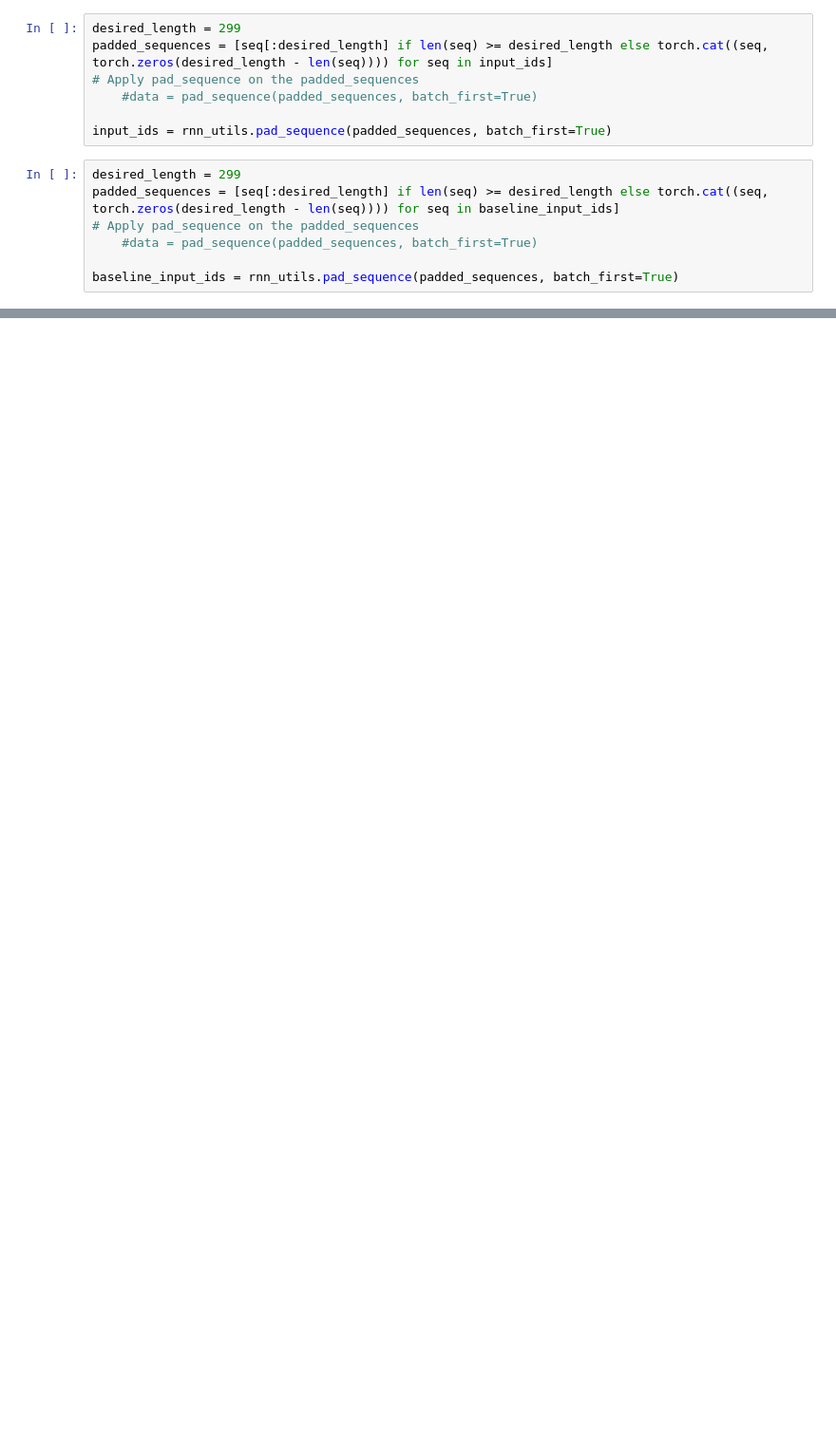
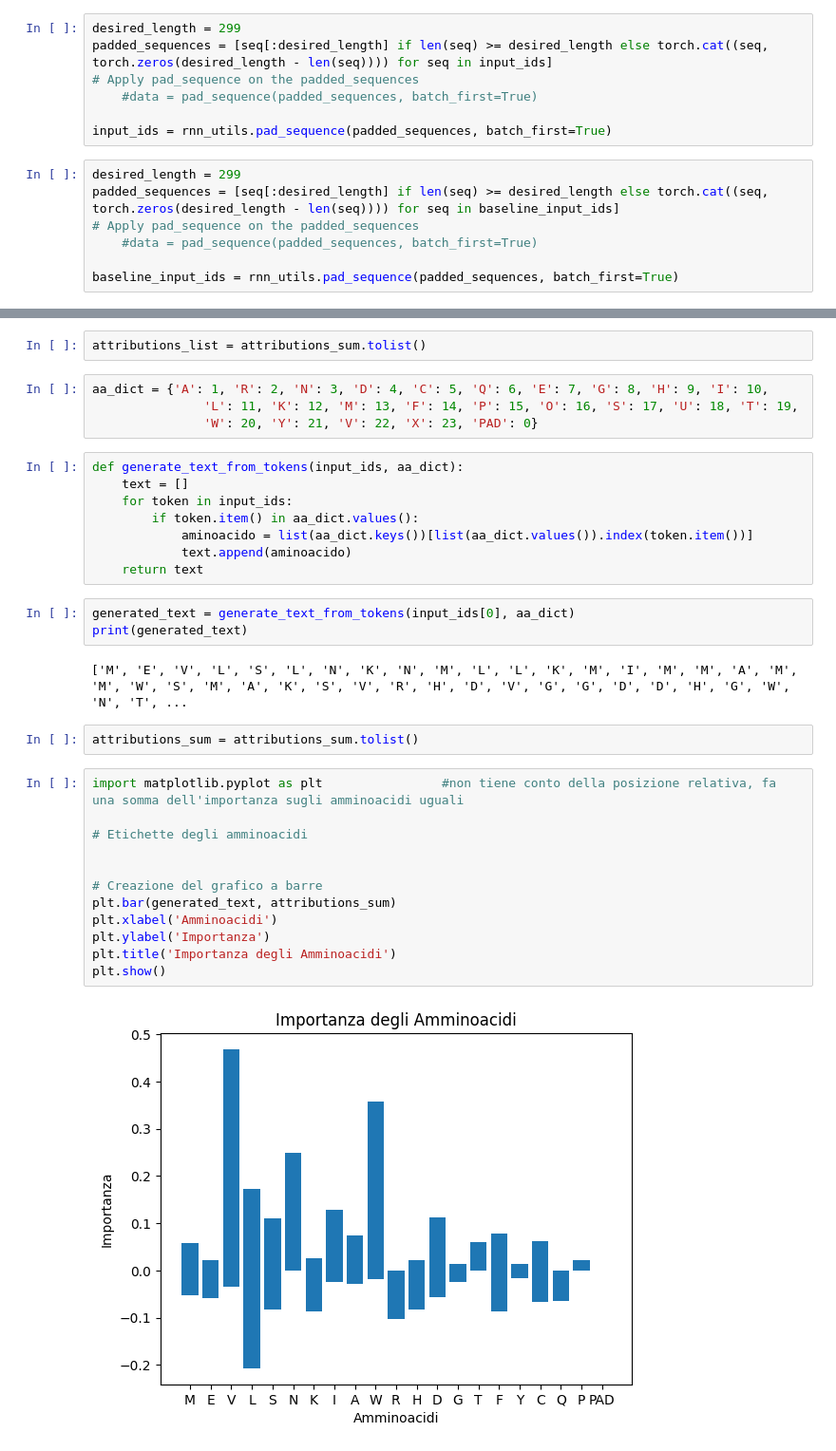
Before and after one commit to francescopatane96/protein-xAI, a Jupyter notebook: xAI_captum_transformer.ipynb, the cells around one changed output, grey strips where cells are left out. Shown at 95% size. Drawn from its saved outputs; the diff is of its cells as text; blank space fills up the shorter version.

```diff
--- a/xAI_captum_transformer.ipynb
+++ b/xAI_captum_transformer.ipynb
@@ -545,0 +501,35 @@ attribution = ig.attribute(inputs = input, baselines=baseline, target=0)
+# %%
+attributions_list = attributions_sum.tolist()
+# %%
+aa_dict = {'A': 1, 'R': 2, 'N': 3, 'D': 4, 'C': 5, 'Q': 6, 'E': 7, 'G': 8, 'H': 9, 'I': 10,
+               'L': 11, 'K': 12, 'M': 13, 'F': 14, 'P': 15, 'O': 16, 'S': 17, 'U': 18, 'T': 19,
+               'W': 20, 'Y': 21, 'V': 22, 'X': 23, 'PAD': 0}
+# %%
+def generate_text_from_tokens(input_ids, aa_dict):
+    text = []
+    for token in input_ids:
+        if token.item() in aa_dict.values():
+            aminoacido = list(aa_dict.keys())[list(aa_dict.values()).index(token.item())]
+            text.append(aminoacido)
+    return text
+# %%
+generated_text = generate_text_from_tokens(input_ids[0], aa_dict)
+print(generated_text)
+# %% [output]
+['M', 'E', 'V', 'L', 'S', 'L', 'N', 'K', 'N', 'M', 'L', 'L', 'K', 'M', 'I', 'M', 'M', 'A', 'M', 'M', 'W', 'S', 'M', 'A', 'K', 'S', 'V', 'R', 'H', 'D', 'V', 'G', 'G', 'D', 'D', 'H', 'G', 'W', 'N', 'T', ...
+# %%
+attributions_sum = attributions_sum.tolist()
+# %%
+import matplotlib.pyplot as plt                #non tiene conto della posizione relativa, fa una somma dell'importanza sugli amminoacidi uguali
+
+# Etichette degli amminoacidi
+
+
+# Creazione del grafico a barre
+plt.bar(generated_text, attributions_sum)
+plt.xlabel('Amminoacidi')
+plt.ylabel('Importanza')
+plt.title('Importanza degli Amminoacidi')
+plt.show()
+# %% [output]
+[figure, added]
```
Also changed, not shown: parts of 36 cells of this notebook.
